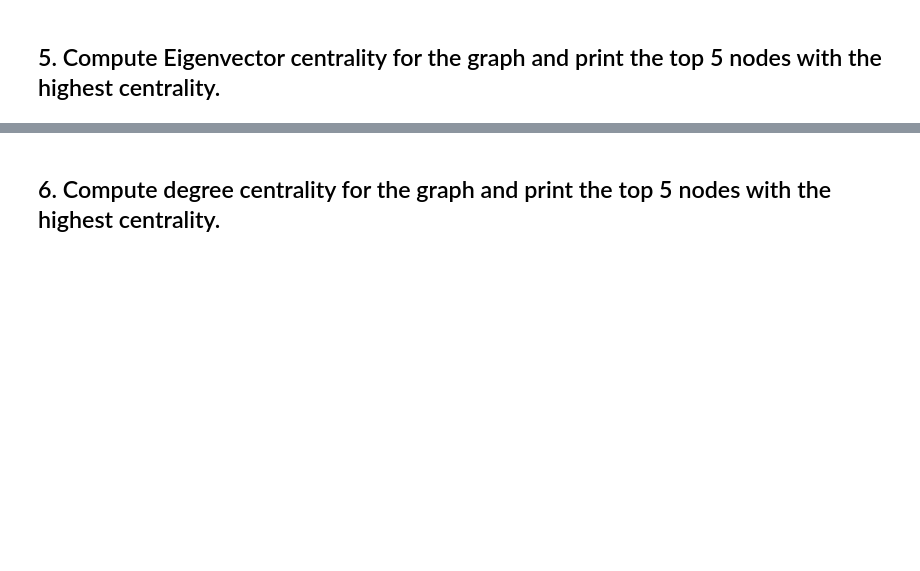
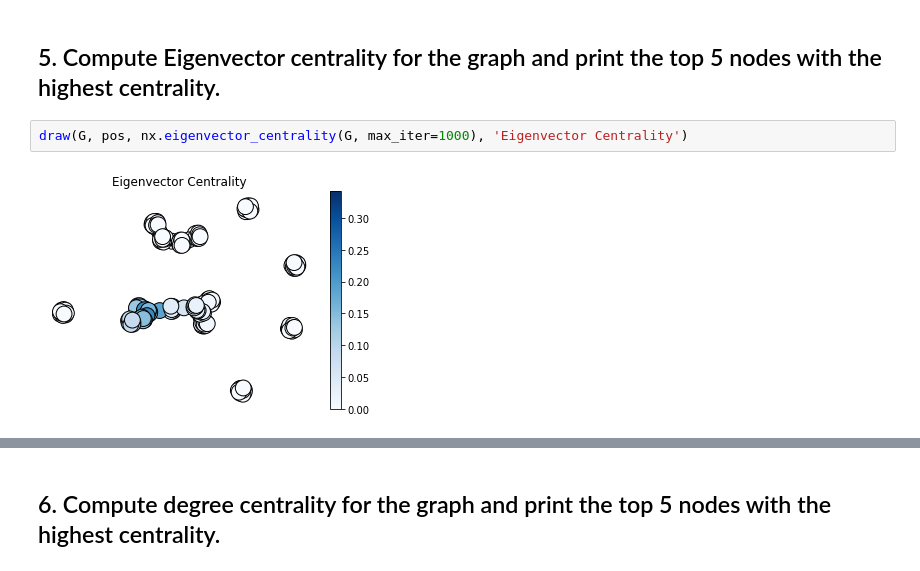
Before and after one commit to ta-datapt-bcn/lab-network-analysis, a Jupyter notebook: main.ipynb, the cells around one changed output, grey strips where cells are left out. Cells and saved outputs as stored; diff of their text form; blank space fills up the shorter version.

```diff
--- a/main.ipynb
+++ b/main.ipynb
@@ -37,2 +102,6 @@ Sort descending by the number of pairwise interactions. Which pair of players ha
 # %% [markdown]
 ## 5. Compute Eigenvector centrality for the graph and print the top 5 nodes with the highest centrality.
+# %%
+draw(G, pos, nx.eigenvector_centrality(G, max_iter=1000), 'Eigenvector Centrality')
+# %% [output]
+[figure, added]
```
Also changed, not shown: parts of 16 cells of this notebook.
